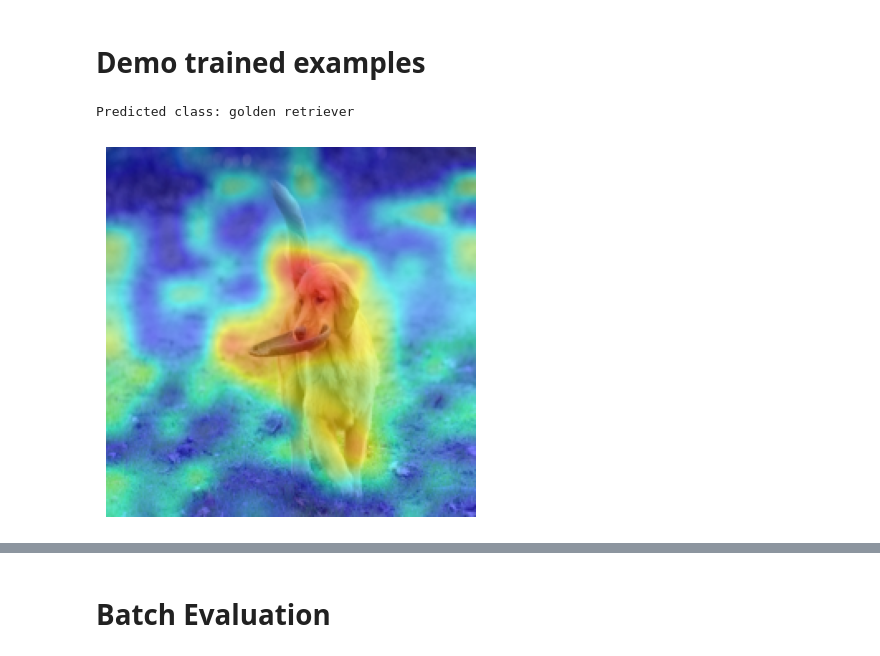
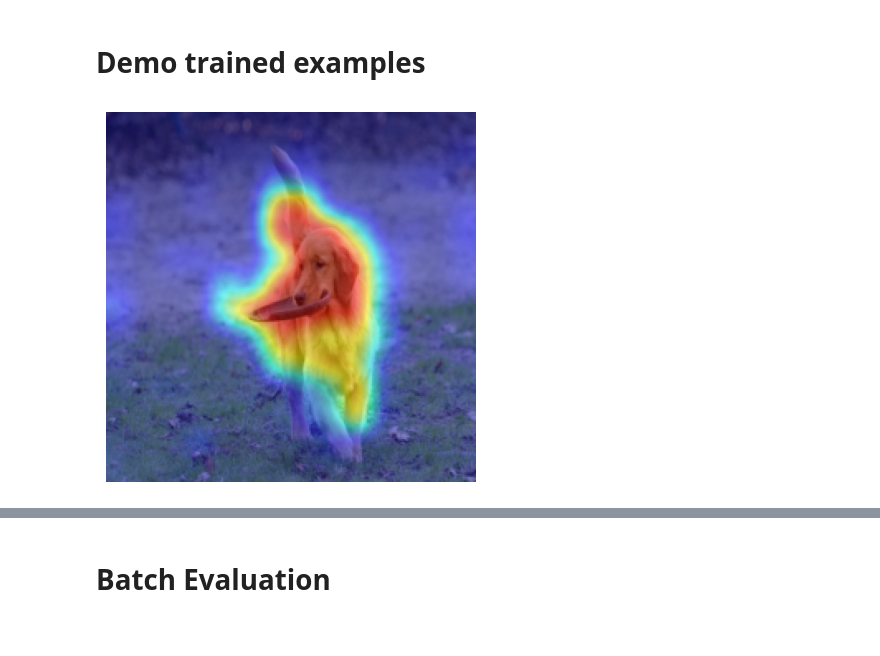
Before and after one commit to pd90506/llama_exp, a Jupyter notebook: vit_mask_generating_eval.ipynb, the cells around one changed output, grey strips where cells are left out. Drawn from its saved outputs; the diff is of its cells as text; code cells hidden in the pictures.

```diff
--- a/vit_mask_generating_eval.ipynb
+++ b/vit_mask_generating_eval.ipynb
@@ -279,19 +65,8 @@ Predicted class: golden retriever
 # %%
+from models.mask_generating_model import MaskGeneratingModel
 mask_gen_model = MaskGeneratingModel(pred_model, hidden_size=config.hidden_size, num_classes=config.num_labels)
 mask_gen_model.to(device)
+mask_gen_model.load_state_dict(torch.load('mask_gen_model/mask_gen_model_final_4_39.pth'))
 print()
 # %% [markdown]
 ## Show Example
-# %%
-from utils.img_utils import unnormalize, unnormalize_and_255_scale, show_superimposed, get_overlap, plot_overlap, plot_overlap_np
-
-
-img = inputs['pixel_values']
-img = img.to(device)
-
-heatmap = mask_gen_model.attribute_img(img, image_size=224, patch_size=16)
-
-heatmap = heatmap.squeeze(0).detach().cpu().numpy()
-img = img.squeeze(0).detach().cpu().numpy().transpose(1, 2, 0)
-
-img_int, heatmap_img = plot_overlap_np(img, heatmap, mean, std)
@@ -393,44 +73,25 @@ torch.save(mask_gen_model.state_dict(), f'mask_gen_model/mask_gen_model_{epoch}_
 # %% [markdown]
 # Demo trained examples
 # %%
+from utils.img_utils import plot_overlap_np
+
 # url = 'http://images.cocodataset.org/val2017/000000039769.jpg'
 # url = "http://farm3.staticflickr.com/2066/1798910782_5536af8767_z.jpg"
 # url = "http://farm1.staticflickr.com/184/399924547_98e6cef97a_z.jpg"
 url = "http://farm1.staticflickr.com/128/318959350_1a39aae18c_z.jpg"
 image = Image.open(requests.get(url, stream=True).raw)
 
-pretrained_name = 'google/vit-base-patch16-224'
-# pretrained_name = 'vit-base-patch16-224-finetuned-imageneteval'
-# pretrained_name = 'openai/clip-vit-base-patch32'
-config = ViTConfig.from_pretrained(pretrained_name)
-processor = ViTImageProcessor.from_pretrained(pretrained_name)
-# get mean and std to unnormalize the processed images
-mean, std = processor.image_mean, processor.image_std
-
-pred_model = ViTForImageClassification.from_pretrained(pretrained_name)
-pred_model.to(device)
-# set to eval mode
-pred_model.eval()
-
 with torch.no_grad():
     inputs = processor(images=image, return_tensors="pt")
     inputs.to(device)
-    outputs = pred_model(**inputs, output_hidden_states=True)
-    logits = outputs.logits
-    # model predicts one of the 1000 ImageNet classes
-    predicted_class_idx = logits.argmax(-1).item()
-    print("Predicted class:", pred_model.config.id2label[predicted_class_idx])
-
-
-img = inputs['pixel_values']
-img = img.to(device)
+    img = inputs['pixel_values']
+    img = img.to(device)
 
 heatmap = mask_gen_model.attribute_img(img, image_size=224, patch_size=16)
 
 heatmap = heatmap.squeeze(0).detach().cpu().numpy()
 img = img.squeeze(0).detach().cpu().numpy().transpose(1, 2, 0)
 
 img_int, heatmap_img = plot_overlap_np(img, heatmap, mean, std)
 # %% [output]
-Predicted class: golden retriever
-[figure, old version]
+[figure, new version]
```
Also changed, not shown: parts of 14 cells of this notebook, 9 other files.
